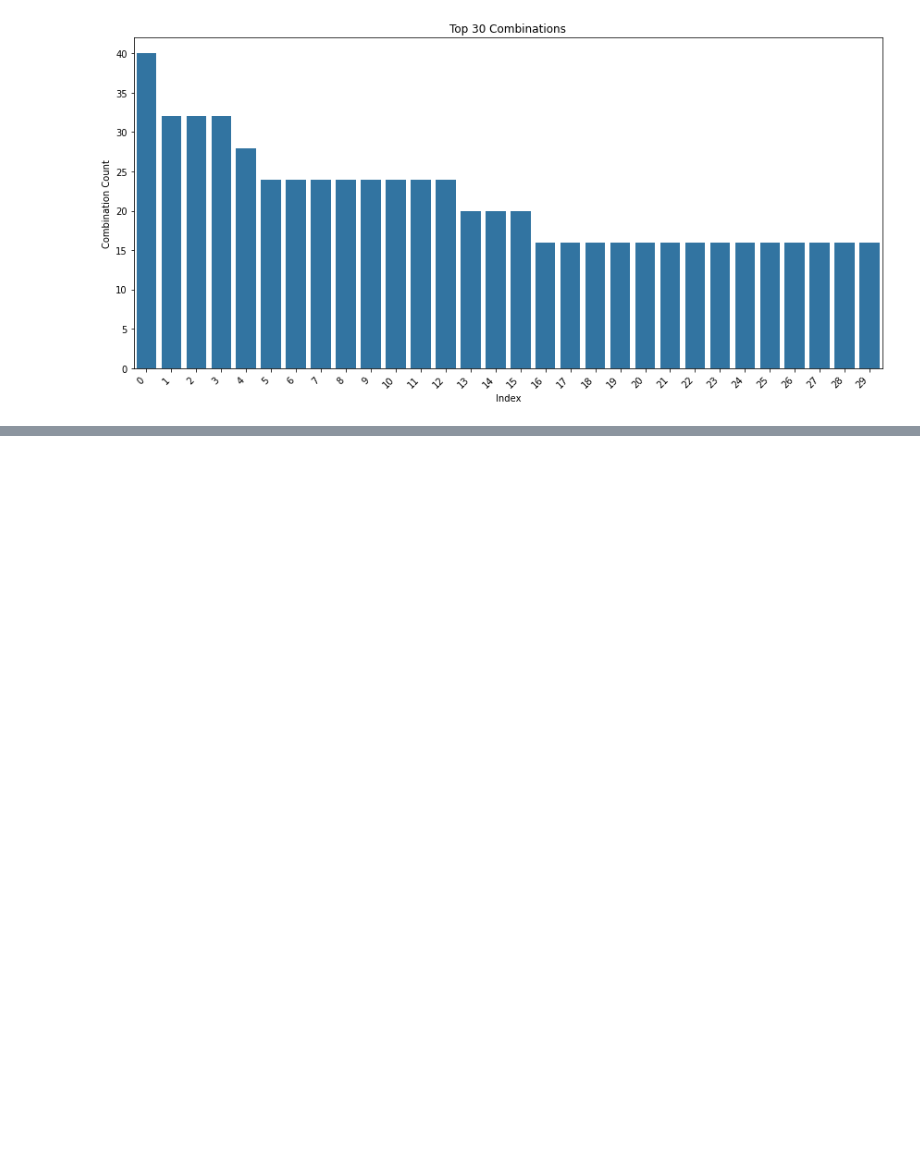
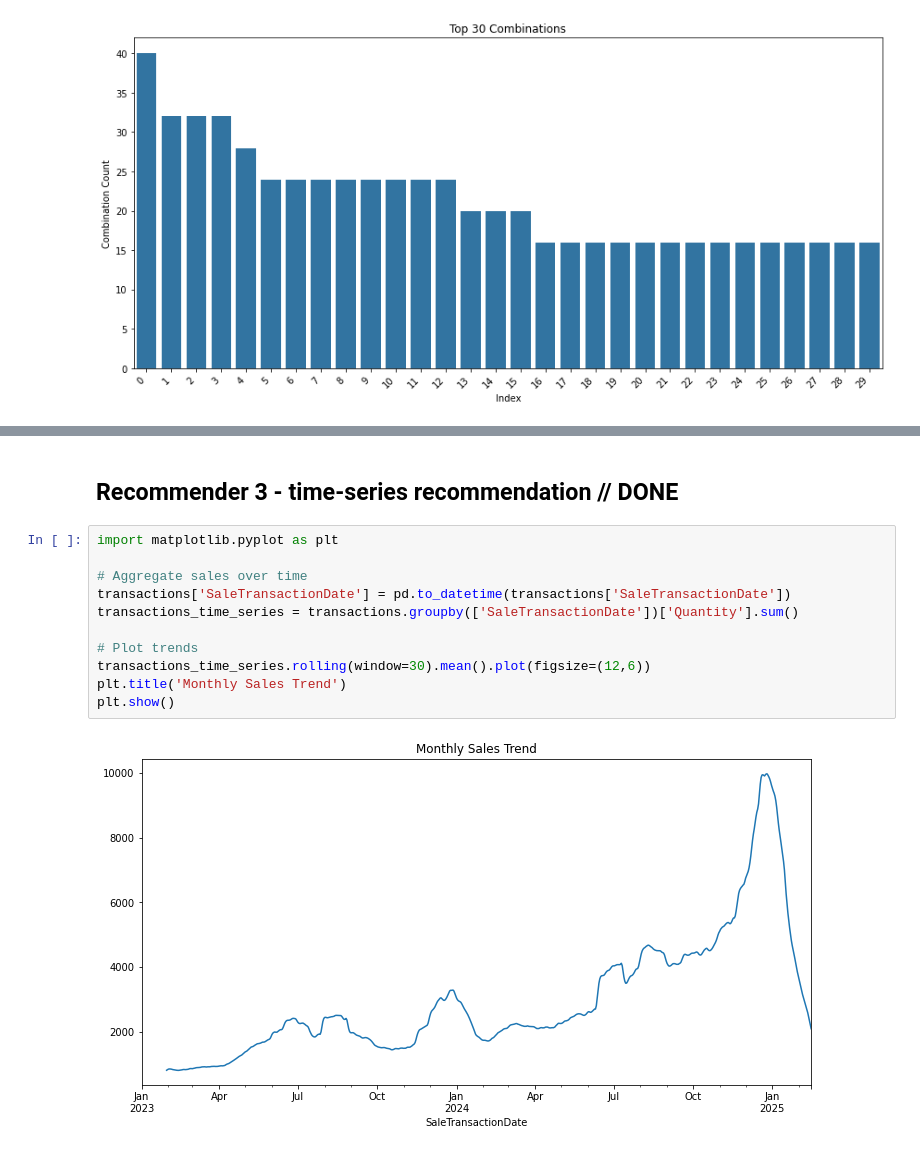
Before and after one commit to ravhello/hackathon, a Jupyter notebook: karim/EDA-karim.ipynb, the cells around one changed output, grey strips where cells are left out. Saved outputs shown, nothing was run; the diff lists cells and outputs as text; blank space fills up the shorter version.

Commit message:
Added itemsets and recommenders 1-2-3-4

```diff
--- a/karim/EDA-karim.ipynb
+++ b/karim/EDA-karim.ipynb
@@ -265,0 +562,15 @@ ModuleNotFoundError: No module named 'surprise'
+# %% [markdown]
+## Recommender 3 - time-series recommendation //  DONE
+# %%
+import matplotlib.pyplot as plt
+
+# Aggregate sales over time
+transactions['SaleTransactionDate'] = pd.to_datetime(transactions['SaleTransactionDate'])
+transactions_time_series = transactions.groupby(['SaleTransactionDate'])['Quantity'].sum()
+
+# Plot trends
+transactions_time_series.rolling(window=30).mean().plot(figsize=(12,6))
+plt.title('Monthly Sales Trend')
+plt.show()
+# %% [output]
+[figure, added]
```
Also changed, not shown: parts of 28 cells of this notebook.
